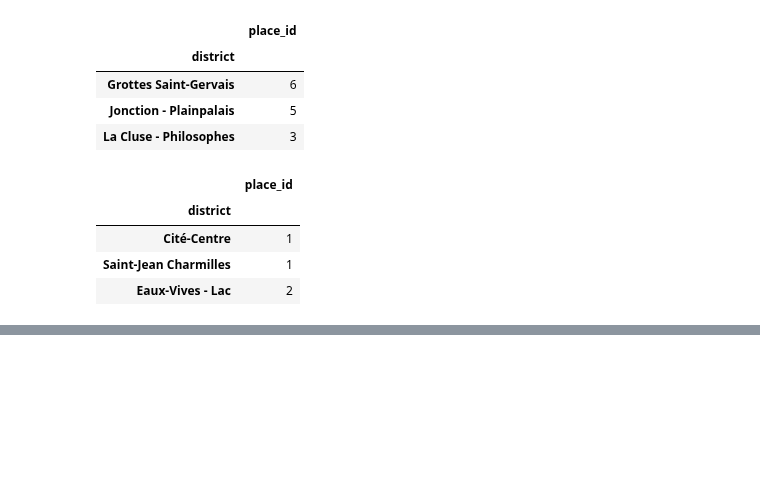
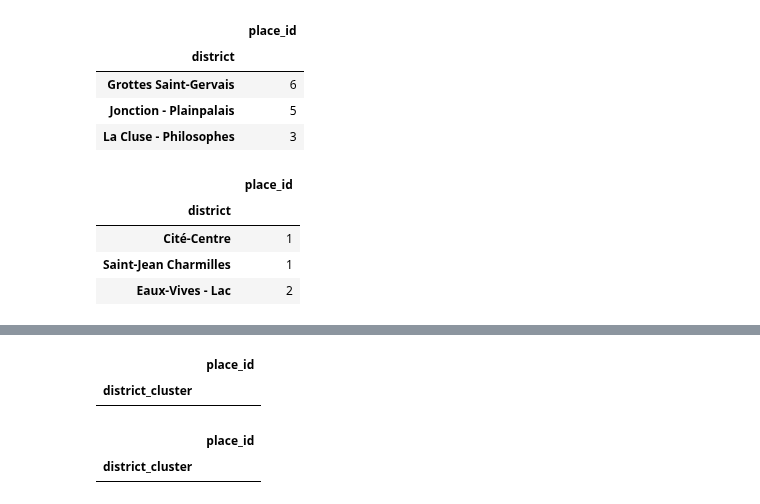
Before and after one commit to burakonurlu/best_restaurant_location, a Jupyter notebook: notebooks/burak_select_location.ipynb, the cells around one changed output, grey strips where cells are left out. Saved outputs shown, nothing was run; the diff lists cells and outputs as text; code cells hidden in the pictures; blank space fills up the shorter version.

```diff
--- a/notebooks/burak_select_location.ipynb
+++ b/notebooks/burak_select_location.ipynb
@@ -174,0 +180,8 @@ analyze_cluster(df, rest_district="Cité-Centre", rest_category='Italian')
+# %%
+# with district & with rest_type
+analyze_cluster(df, rest_district="Champel", rest_category='Mexican')
+# %% [output]
+|  | place_id |
+| district_cluster |  |
+|  | place_id |
+| district_cluster |  |
```
Also changed, not shown: parts of 11 cells of this notebook, 1 other file.
